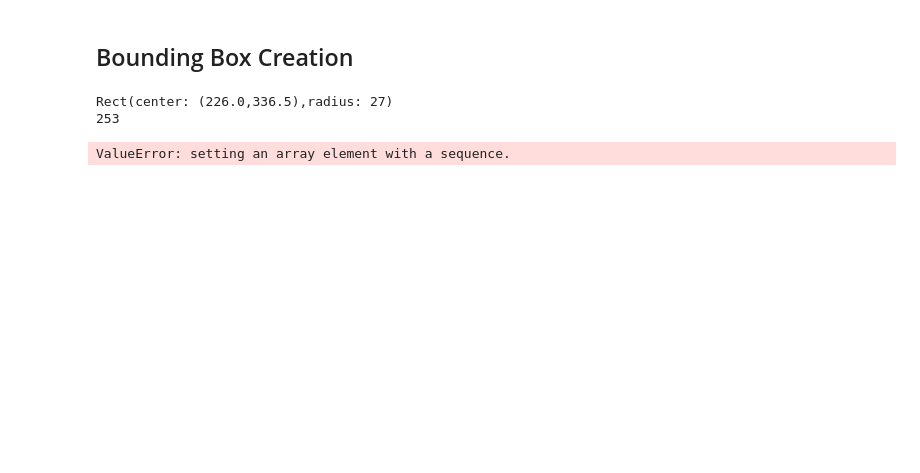
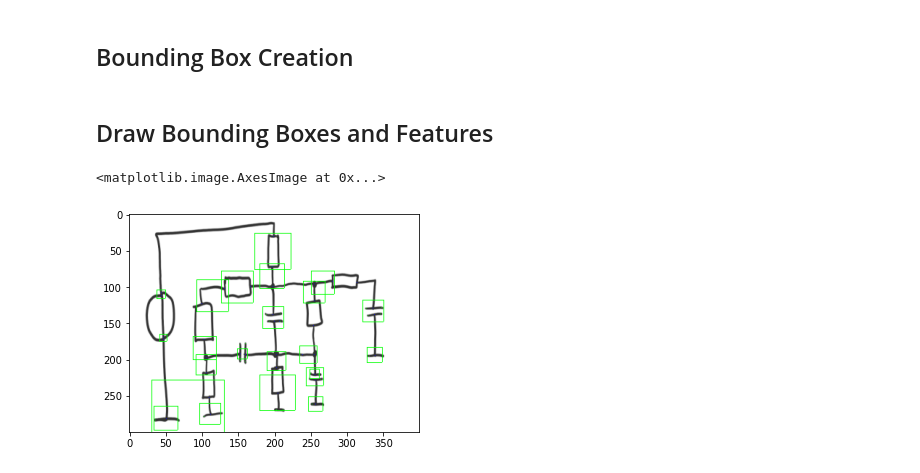
Before and after one commit to Chris022/smarter-circuits, a Jupyter notebook: src/main.ipynb, the cells around one changed output. Drawn from its saved outputs; the diff is of its cells as text; code cells hidden in the pictures; blank space fills up the shorter version.

Commit message:
:sparkles: combined feature recognition with bounding box

```diff
--- a/src/main.ipynb
+++ b/src/main.ipynb
@@ -44,4 +51,11 @@ plt.imshow(image, cmap=plt.cm.binary)
 # %% [markdown]
 ## Feature Recognition ##
+# %%
+def drawFeatures(image, intersections, endPoints):
+    for intersection in intersections:
+        image[intersection.x][intersection.y] = (0,0,255)
+    for endPoint in endPoints:
+        image[endPoint.x][endPoint.y] = (0,255,0)
+    return image
 # %%
 (endPoints, intersections) = fr.getFeatures(image=image)
@@ -49,34 +68,42 @@ plt.imshow(image, cmap=plt.cm.binary)
 ## Bounding Box Creation ##
 # %%
 def drawRect(image, rect):
-    print(rect)
     startX = math.floor(rect.center.x - rect.radius)
     startY = math.floor(rect.center.y - rect.radius)
 
     endX = math.floor(rect.center.x + rect.radius)
     endY = math.floor(rect.center.y + rect.radius)
-    print(endX)
+
     for x in range(startX,endX):
         #image[startY][x] = (0,255,0)
         #image[endY][x] = (0,255,0)
-        image[x][startY] = (0,255,0)
-        image[x][endY] = (0,255,0)
+        try:
+            image[x][startY] = (0,255,0)
+            image[x][endY] = (0,255,0)
+        except:
+            pass
 
     for y in range(startY,endY):
         #image[y][startX] = (0,255,0)
         #image[y][endX] = (0,255,0)
-        image[startX][y] = (0,255,0)
-        image[endX][y] = (0,255,0)
+        try:
+            image[startX][y] = (0,255,0)
+            image[endX][y] = (0,255,0)
+        except:
+            pass
 
     return image
+# %% [markdown]
+## Draw Bounding Boxes and Features ##
 # %%
 boundingBoxes = bb.getBoundingBox(intersectionList=intersections, endPointList=endPoints)
-#print(boundingBoxes)
 for box in boundingBoxes:
-    drawRect(image, box)
+    drawRect(colorImage, box)
 
-plt.imshow(image, cmap=plt.cm.binary)
+colorImage = drawFeatures(colorImage, intersections, endPoints)
+
+cv2.imwrite("out.png", numpy.asarray(colorImage))
+plt.imshow(colorImage, cmap=plt.cm.binary)
 # %% [output]
-Rect(center: (226.0,336.5),radius: 27)
-253
+<matplotlib.image.AxesImage at 0x...>
-ValueError: setting an array element with a sequence.
+[figure, added]
```
Also changed, not shown: parts of 3 cells of this notebook, 9 other files.
